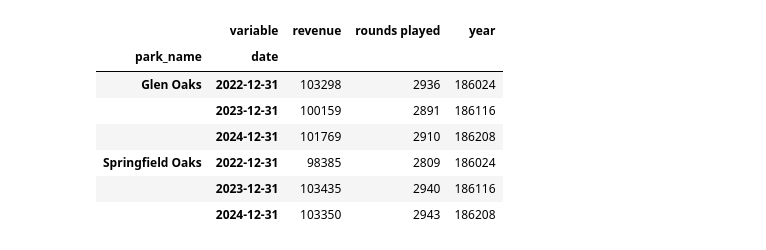
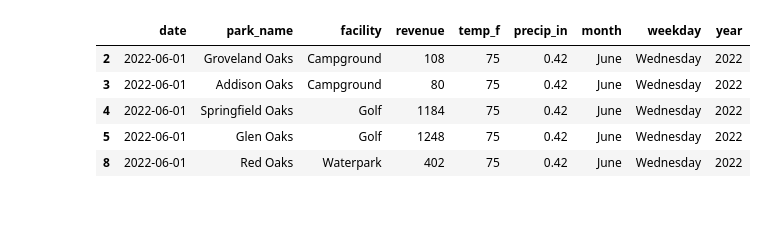
Before and after one commit to tynardone/ocpr-data-viz, a Jupyter notebook: notebooks/2-data-eda.ipynb, the cells around one changed output. Saved outputs shown, nothing was run; the diff lists cells and outputs as text; code cells hidden in the pictures; blank space fills up the shorter version.

```diff
--- a/notebooks/2-data-eda.ipynb
+++ b/notebooks/2-data-eda.ipynb
@@ -90,11 +6,24 @@ golf
-# %%
-golf_yearly
-# %% [output]
-|  | variable | revenue | rounds played | year |
-| park_name | date |  |  |  |
-| Glen Oaks | 2022-12-31 | 103298 | 2936 | 186024 |
-|  | 2023-12-31 | 100159 | 2891 | 186116 |
-|  | 2024-12-31 | 101769 | 2910 | 186208 |
-| Springfield Oaks | 2022-12-31 | 98385 | 2809 | 186024 |
-|  | 2023-12-31 | 103435 | 2940 | 186116 |
-|  | 2024-12-31 | 103350 | 2943 | 186208 |
+# %%
+processed_data_path = Path("../data/processed")
+weather = pd.read_csv(processed_data_path / "weather.csv", parse_dates=["date"])
+parks_data = pd.read_csv(processed_data_path / "parks-data-long.csv", parse_dates=["date"])
+df = (pd
+      .merge(parks_data, weather, on="date")
+      .loc[lambda x: x['variable'] == 'revenue']
+      .rename(columns={'value':'revenue'})
+      .drop(columns=['variable'])
+      .assign(facility=lambda x: x['facility'].str.title(),
+              month=lambda x: x['date'].dt.month_name(),
+              weekday=lambda x: x['date'].dt.day_name(),
+              year=lambda x: x['date'].dt.year,
+      )
+)
+
+df.head()
+# %% [output]
+|  | date | park_name | facility | revenue | temp_f | precip_in | month | weekday | year |
+| 2 | 2022-06-01 | Groveland Oaks | Campground | 108 | 75 | 0.42 | June | Wednesday | 2022 |
+| 3 | 2022-06-01 | Addison Oaks | Campground | 80 | 75 | 0.42 | June | Wednesday | 2022 |
+| 4 | 2022-06-01 | Springfield Oaks | Golf | 1184 | 75 | 0.42 | June | Wednesday | 2022 |
+| 5 | 2022-06-01 | Glen Oaks | Golf | 1248 | 75 | 0.42 | June | Wednesday | 2022 |
+| 8 | 2022-06-01 | Red Oaks | Waterpark | 402 | 75 | 0.42 | June | Wednesday | 2022 |
```
Also changed, not shown: parts of 12 cells of this notebook, 4 other files.
